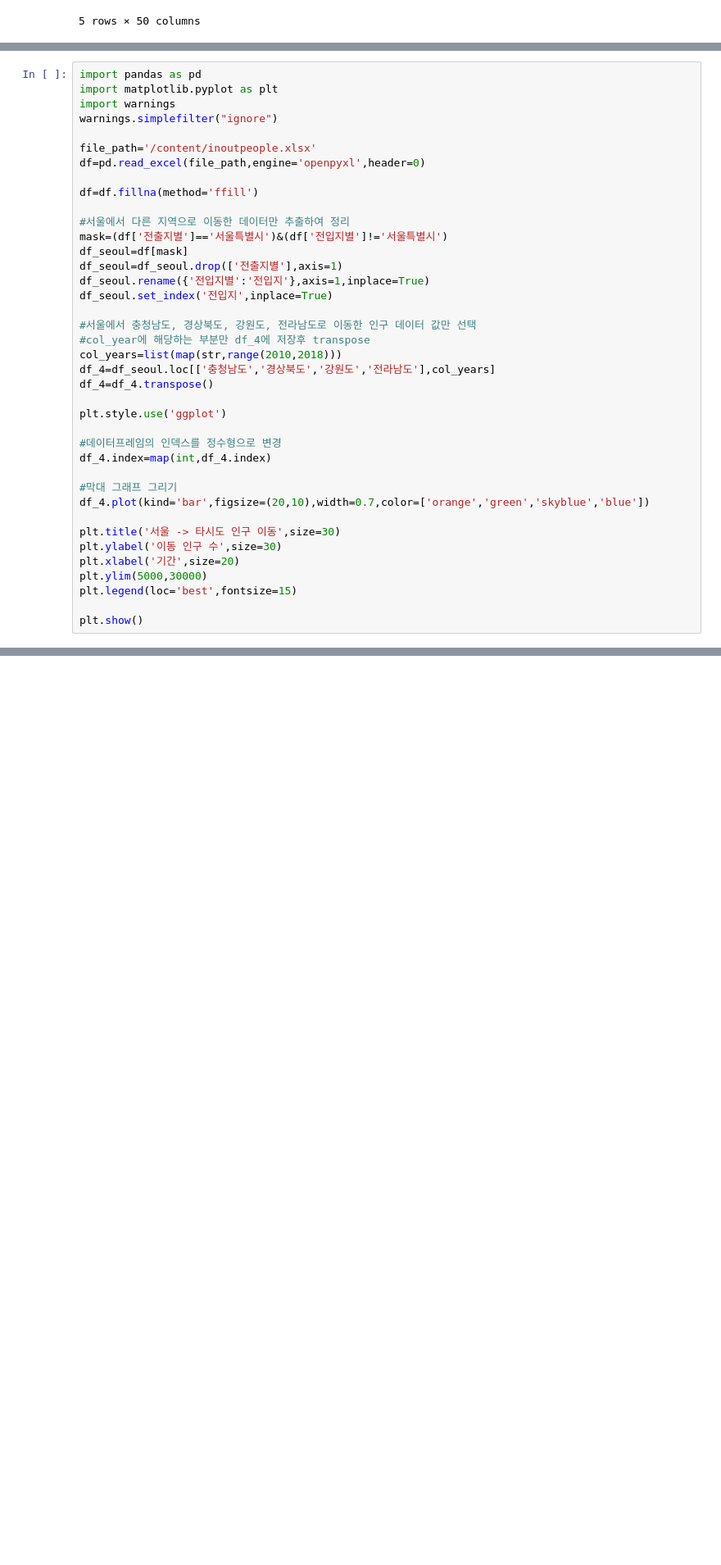
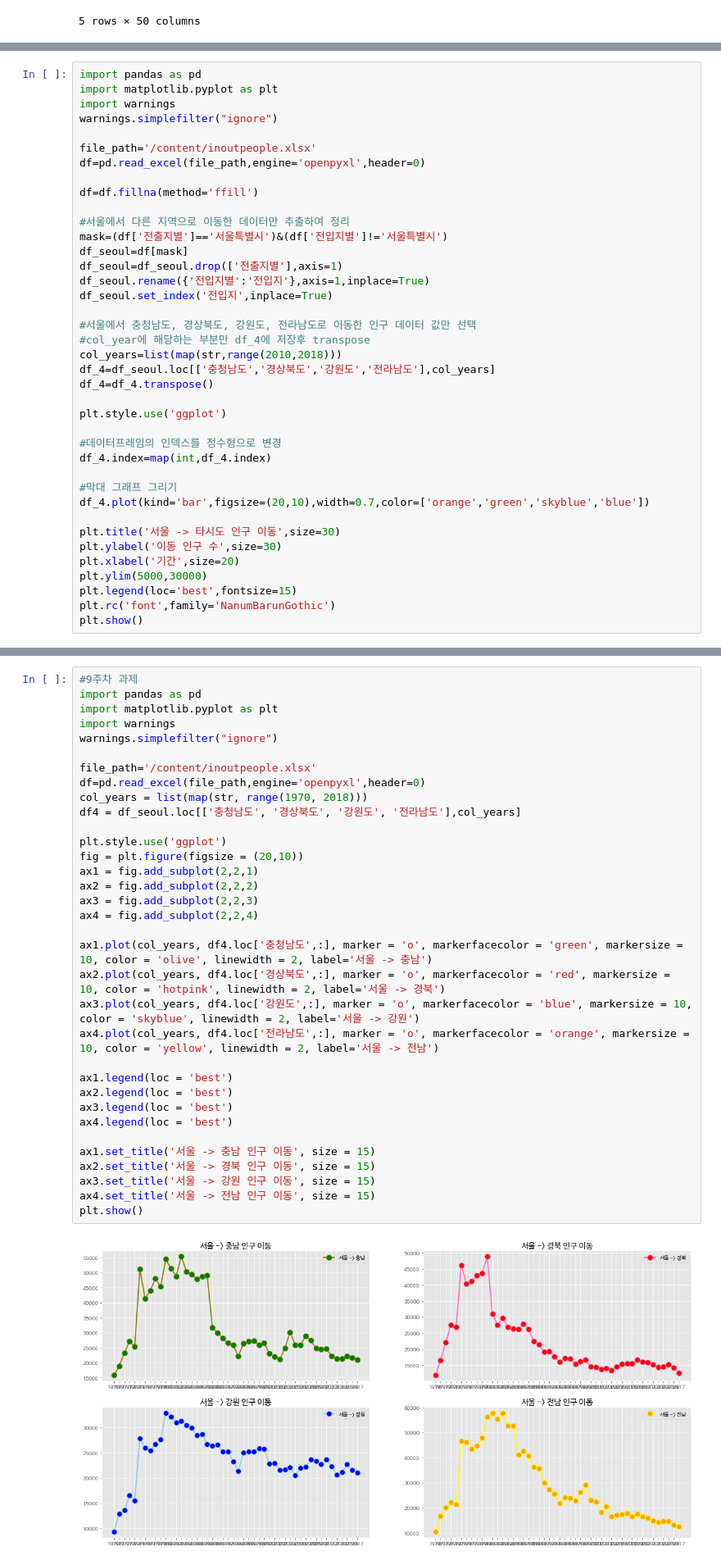
Before and after one commit to ldhml/Bigdata, a Jupyter notebook: bigdata.ipynb, the cells around one changed output, grey strips where cells are left out. Shown at 82% size. Cells and saved outputs as stored; diff of their text form; blank space fills up the shorter version.

```diff
--- a/bigdata.ipynb
+++ b/bigdata.ipynb
@@ -1860,7 +1312,7 @@ plt.ylabel('이동 인구 수',size=30)
 plt.xlabel('기간',size=20)
 plt.ylim(5000,30000)
 plt.legend(loc='best',fontsize=15)
-
+plt.rc('font',family='NanumBarunGothic')
 plt.show()
 # %% [output]
 [figure]
@@ -1866,0 +1344,36 @@ plt.show()
+# %%
+#9주차 과제
+import pandas as pd
+import matplotlib.pyplot as plt
+import warnings
+warnings.simplefilter("ignore")
+
+file_path='/content/inoutpeople.xlsx'
+df=pd.read_excel(file_path,engine='openpyxl',header=0)
+col_years = list(map(str, range(1970, 2018)))
+df4 = df_seoul.loc[['충청남도', '경상북도', '강원도', '전라남도'],col_years]
+
+plt.style.use('ggplot')
+fig = plt.figure(figsize = (20,10))
+ax1 = fig.add_subplot(2,2,1)
+ax2 = fig.add_subplot(2,2,2)
+ax3 = fig.add_subplot(2,2,3)
+ax4 = fig.add_subplot(2,2,4)
+
+ax1.plot(col_years, df4.loc['충청남도',:], marker = 'o', markerfacecolor = 'green', markersize = 10, color = 'olive', linewidth = 2, label='서울 -> 충남')
+ax2.plot(col_years, df4.loc['경상북도',:], marker = 'o', markerfacecolor = 'red', markersize = 10, color = 'hotpink', linewidth = 2, label='서울 -> 경북')
+ax3.plot(col_years, df4.loc['강원도',:], marker = 'o', markerfacecolor = 'blue', markersize = 10, color = 'skyblue', linewidth = 2, label='서울 -> 강원')
+ax4.plot(col_years, df4.loc['전라남도',:], marker = 'o', markerfacecolor = 'orange', markersize = 10, color = 'yellow', linewidth = 2, label='서울 -> 전남')
+
+ax1.legend(loc = 'best')
+ax2.legend(loc = 'best')
+ax3.legend(loc = 'best')
+ax4.legend(loc = 'best')
+
+ax1.set_title('서울 -> 충남 인구 이동', size = 15)
+ax2.set_title('서울 -> 경북 인구 이동', size = 15)
+ax3.set_title('서울 -> 강원 인구 이동', size = 15)
+ax4.set_title('서울 -> 전남 인구 이동', size = 15)
+plt.show()
+# %% [output]
+[figure, added]
```
Also changed, not shown: parts of 77 cells of this notebook.
